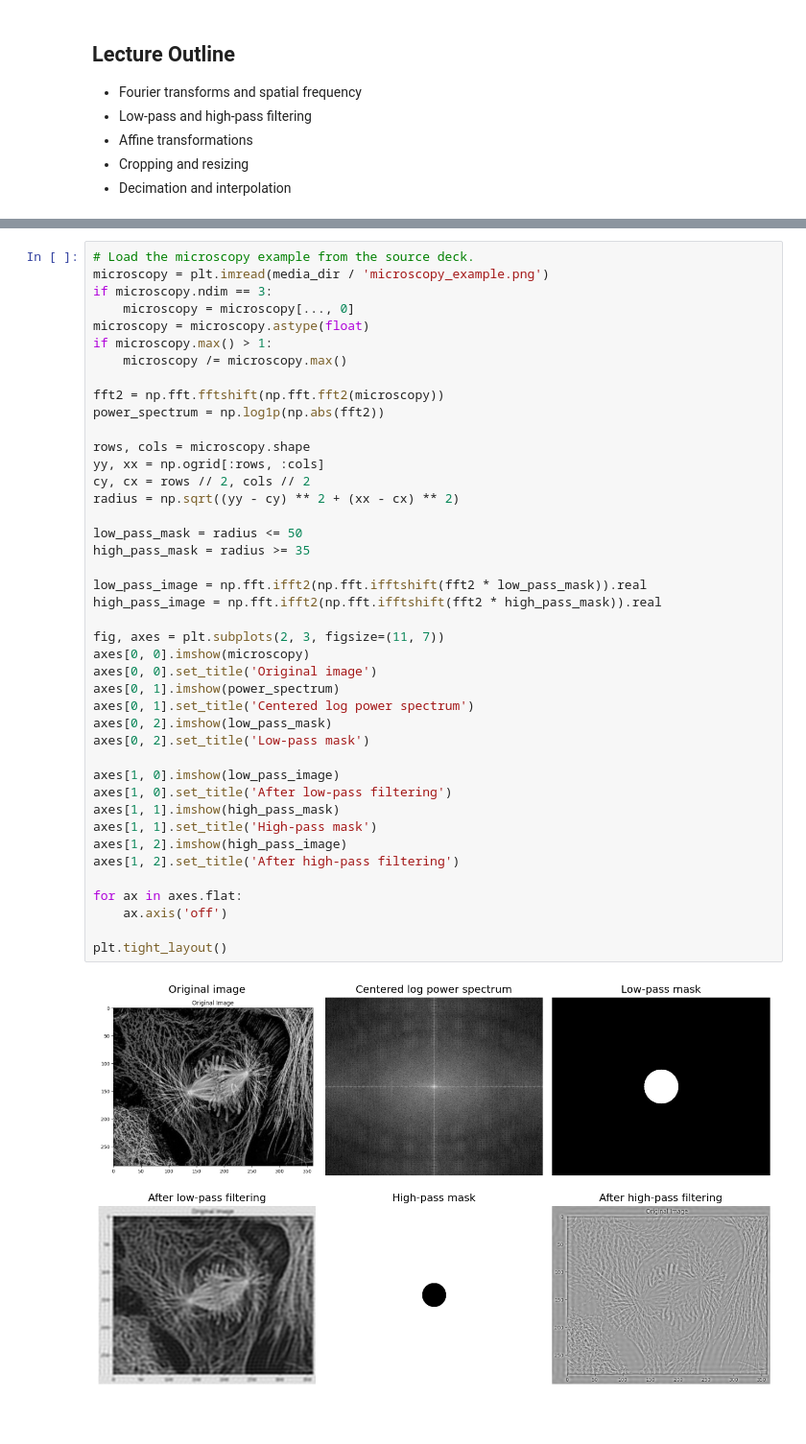
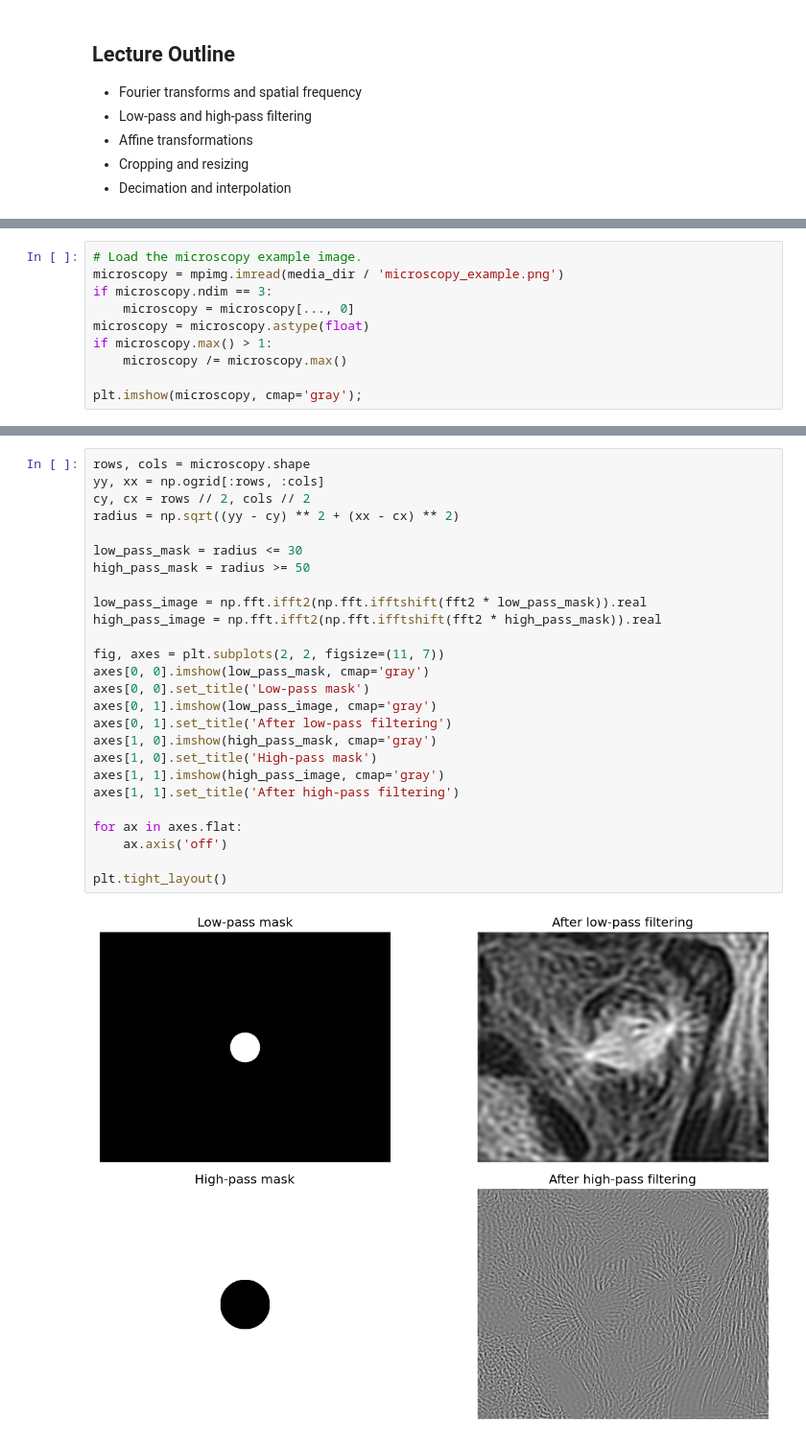
Before and after one commit to dgodovich/MOL518-Intro-to-Data-Analysis, a Jupyter notebook: Lecture_33/BPY518_Lecture33.ipynb, the cells around one changed output, grey strips where cells are left out. Shown at 96% size. Drawn from its saved outputs; the diff is of its cells as text; blank space fills up the shorter version.

```diff
--- a/Lecture_33/BPY518_Lecture33.ipynb
+++ b/Lecture_33/BPY518_Lecture33.ipynb
@@ -98,0 +95,10 @@ The left side has broad, slowly varying structure. The right side has rapid osci
+# %%
+# Load the microscopy example image.
+microscopy = mpimg.imread(media_dir / 'microscopy_example.png')
+if microscopy.ndim == 3:
+    microscopy = microscopy[..., 0]
+microscopy = microscopy.astype(float)
+if microscopy.max() > 1:
+    microscopy /= microscopy.max()
+
+plt.imshow(microscopy, cmap='gray');
@@ -105,44 +117,28 @@ We will use one of the microscopy examples embedded in the PowerPoint deck and c
 # %%
-# Load the microscopy example from the source deck.
-microscopy = plt.imread(media_dir / 'microscopy_example.png')
-if microscopy.ndim == 3:
-    microscopy = microscopy[..., 0]
-microscopy = microscopy.astype(float)
-if microscopy.max() > 1:
-    microscopy /= microscopy.max()
-
-fft2 = np.fft.fftshift(np.fft.fft2(microscopy))
-power_spectrum = np.log1p(np.abs(fft2))
-
 rows, cols = microscopy.shape
 yy, xx = np.ogrid[:rows, :cols]
 cy, cx = rows // 2, cols // 2
 radius = np.sqrt((yy - cy) ** 2 + (xx - cx) ** 2)
 
-low_pass_mask = radius <= 50
-high_pass_mask = radius >= 35
+low_pass_mask = radius <= 30
+high_pass_mask = radius >= 50
 
 low_pass_image = np.fft.ifft2(np.fft.ifftshift(fft2 * low_pass_mask)).real
 high_pass_image = np.fft.ifft2(np.fft.ifftshift(fft2 * high_pass_mask)).real
 
-fig, axes = plt.subplots(2, 3, figsize=(11, 7))
-axes[0, 0].imshow(microscopy)
-axes[0, 0].set_title('Original image')
-axes[0, 1].imshow(power_spectrum)
-axes[0, 1].set_title('Centered log power spectrum')
-axes[0, 2].imshow(low_pass_mask)
-axes[0, 2].set_title('Low-pass mask')
-
-axes[1, 0].imshow(low_pass_image)
-axes[1, 0].set_title('After low-pass filtering')
-axes[1, 1].imshow(high_pass_mask)
-axes[1, 1].set_title('High-pass mask')
-axes[1, 2].imshow(high_pass_image)
-axes[1, 2].set_title('After high-pass filtering')
+fig, axes = plt.subplots(2, 2, figsize=(11, 7))
+axes[0, 0].imshow(low_pass_mask, cmap='gray')
+axes[0, 0].set_title('Low-pass mask')
+axes[0, 1].imshow(low_pass_image, cmap='gray')
+axes[0, 1].set_title('After low-pass filtering')
+axes[1, 0].imshow(high_pass_mask, cmap='gray')
+axes[1, 0].set_title('High-pass mask')
+axes[1, 1].imshow(high_pass_image, cmap='gray')
+axes[1, 1].set_title('After high-pass filtering')
 
 for ax in axes.flat:
     ax.axis('off')
 
 plt.tight_layout()
 # %% [output]
-[figure, old version]
+[figure, new version]
```
Also changed, not shown: parts of 34 cells of this notebook, 4 other files.
